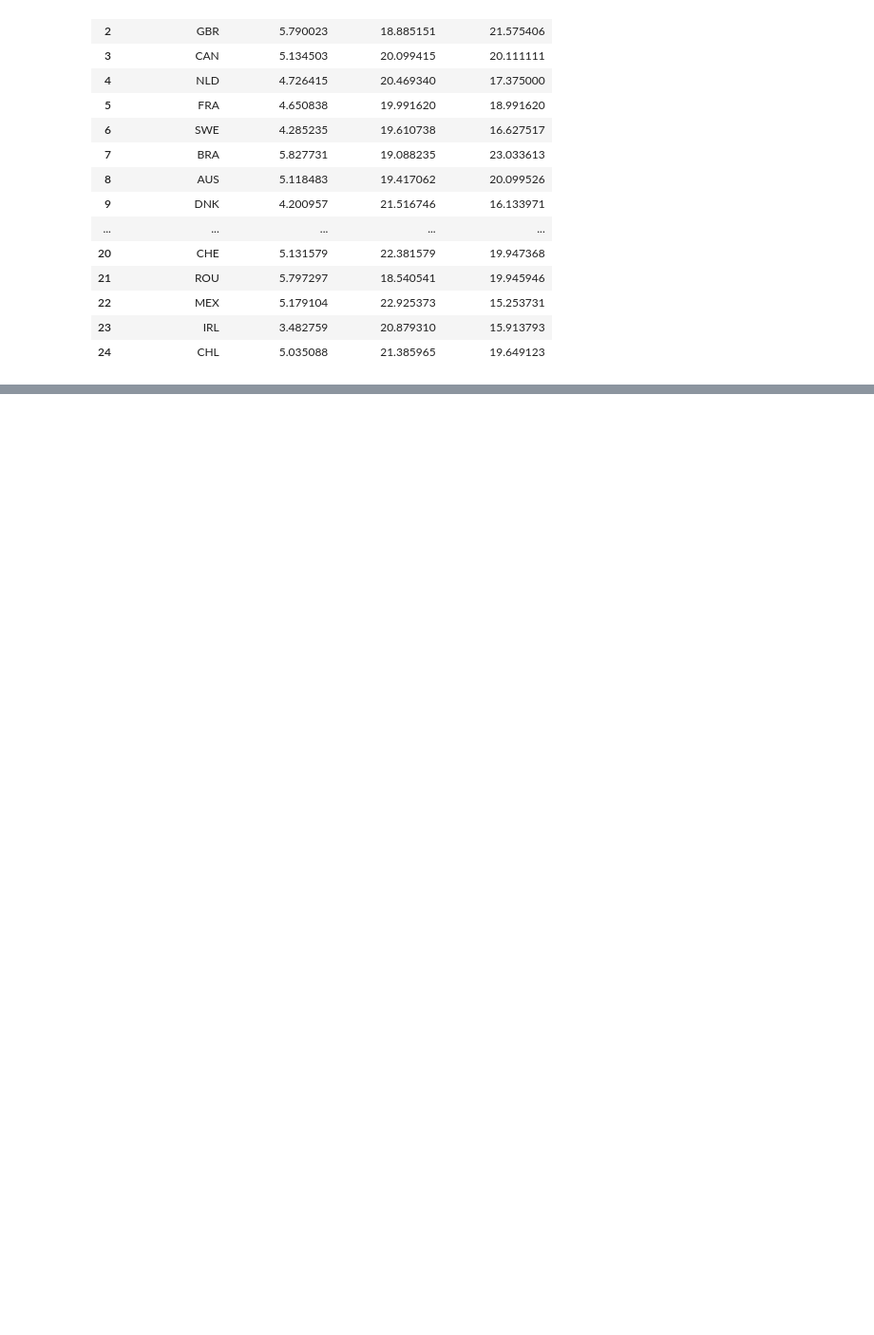
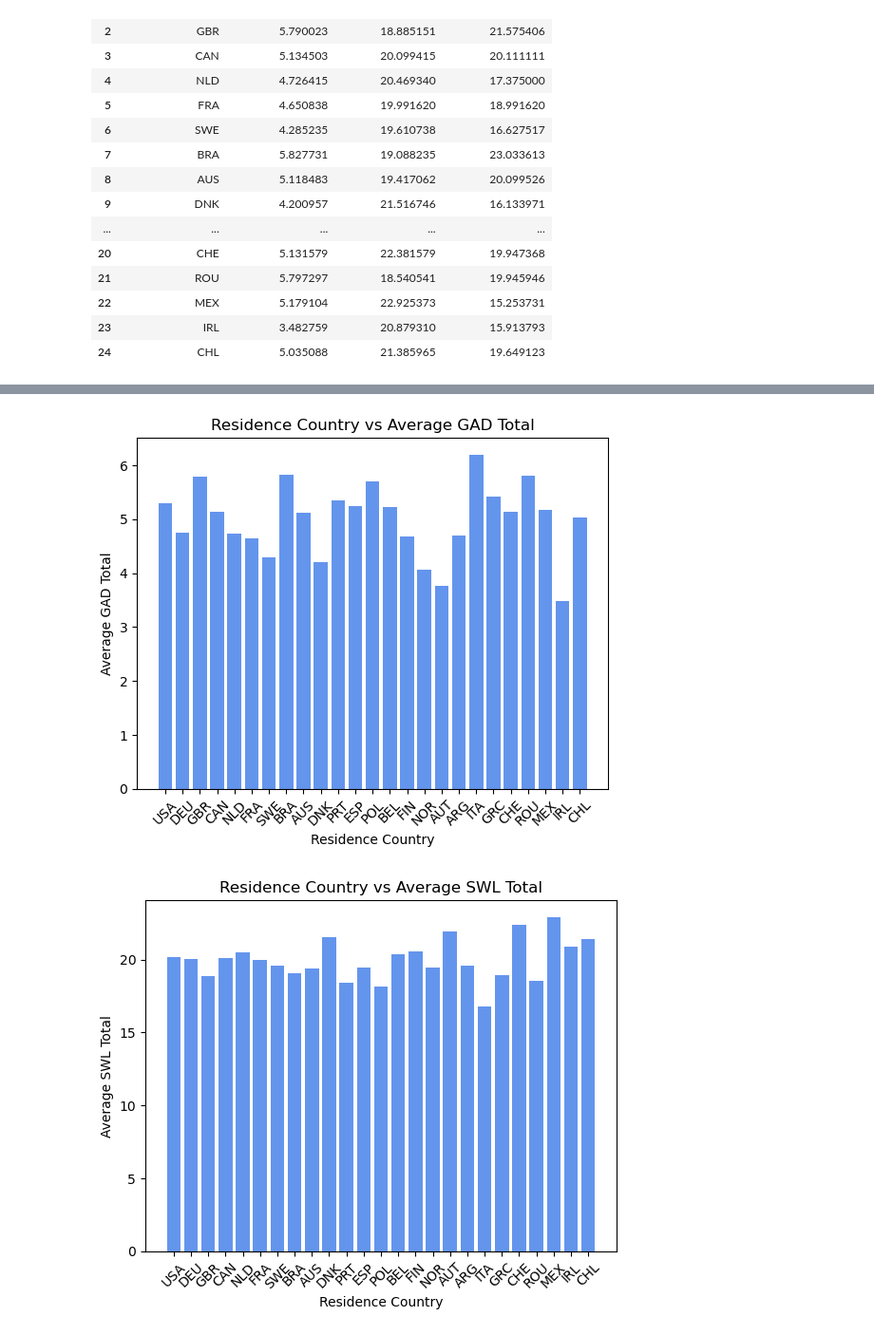
Before and after one commit to ComfyKoala/Project_1_Group_1, a Jupyter notebook: maribels_analysis/maribels_analysis.ipynb, the cells around one changed output, grey strips where cells are left out. Shown at 95% size. Saved outputs shown, nothing was run; the diff lists cells and outputs as text; code cells hidden in the pictures; blank space fills up the shorter version.

```diff
--- a/maribels_analysis/maribels_analysis.ipynb
+++ b/maribels_analysis/maribels_analysis.ipynb
@@ -235,3 +268,7 @@ avgsummary
 | 22 | MEX | 5.179104 | 22.925373 | 15.253731 |
 | 23 | IRL | 3.482759 | 20.879310 | 15.913793 |
 | 24 | CHL | 5.035088 | 21.385965 | 19.649123 |
+# %%
+# setting the Residence Country as the index
+avgsummary.set_index("Residence Country", inplace=True)
+avgsummary
@@ -237,0 +294,15 @@ avgsummary
+# %%
+# plot scatter plots for each test total
+
+x=avgsummary.index
+
+for column in avgsummary.columns:
+    plt.figure()
+    plt.bar(x,avgsummary[column],color="cornflowerblue")
+    plt.xticks(rotation=45)
+    plt.title(f"Residence Country vs {column}")
+    plt.xlabel("Residence Country")
+    plt.ylabel(column);
+# %% [output]
+[figure, added]
+[figure, added]
```
Also changed, not shown: parts of 6 cells of this notebook.
